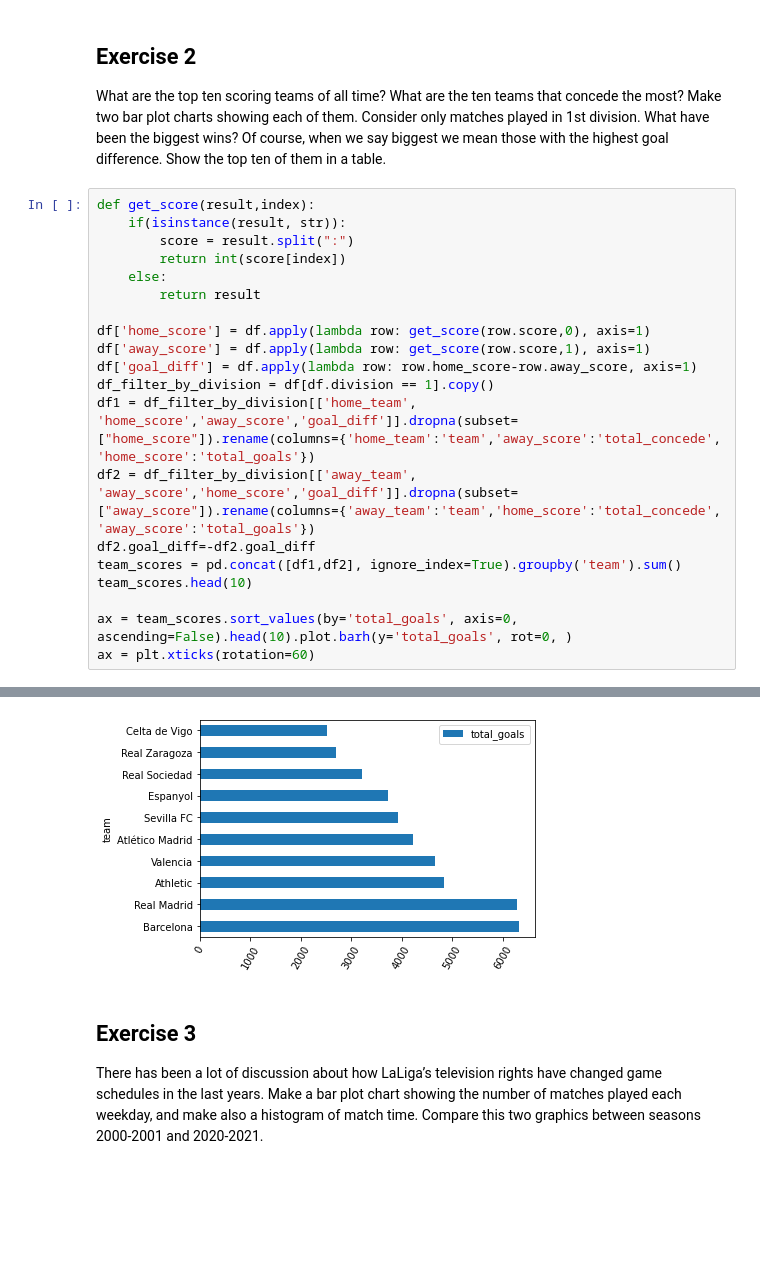
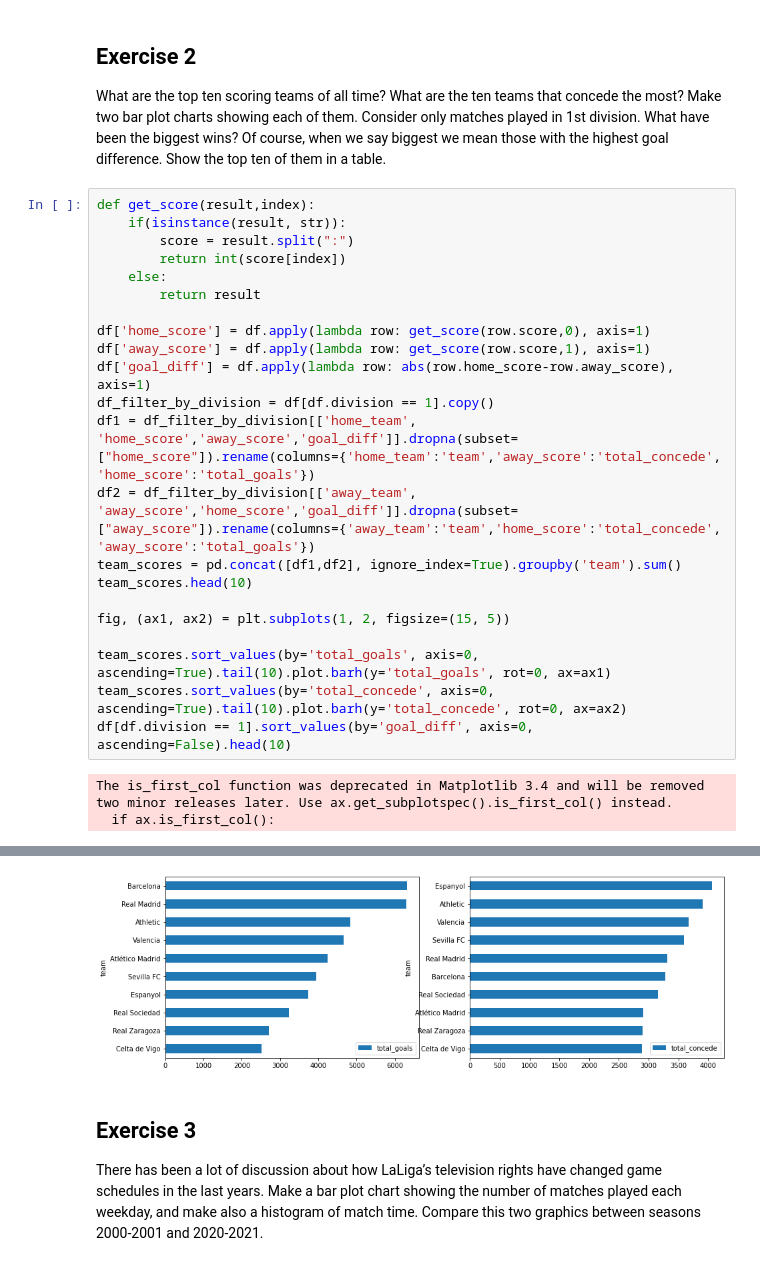
Before and after one commit to IsidreMas/la-quiniela, a Jupyter notebook: analysis/LaLigaDataAnalysis.ipynb, the cells around one changed output, grey strips where cells are left out. Cells and saved outputs as stored; diff of their text form; blank space fills up the shorter version.

```diff
--- a/analysis/LaLigaDataAnalysis.ipynb
+++ b/analysis/LaLigaDataAnalysis.ipynb
@@ -55,14 +56,18 @@ def get_score(result,index):
 
 df['home_score'] = df.apply(lambda row: get_score(row.score,0), axis=1)
 df['away_score'] = df.apply(lambda row: get_score(row.score,1), axis=1)
-df['goal_diff'] = df.apply(lambda row: row.home_score-row.away_score, axis=1)
+df['goal_diff'] = df.apply(lambda row: abs(row.home_score-row.away_score), axis=1)
 df_filter_by_division = df[df.division == 1].copy()
 df1 = df_filter_by_division[['home_team', 'home_score','away_score','goal_diff']].dropna(subset=["home_score"]).rename(columns={'home_team':'team','away_score':'total_concede', 'home_score':'total_goals'})
 df2 = df_filter_by_division[['away_team', 'away_score','home_score','goal_diff']].dropna(subset=["away_score"]).rename(columns={'away_team':'team','home_score':'total_concede', 'away_score':'total_goals'})
-df2.goal_diff=-df2.goal_diff
 team_scores = pd.concat([df1,df2], ignore_index=True).groupby('team').sum()
 team_scores.head(10)
 
-ax = team_scores.sort_values(by='total_goals', axis=0, ascending=False).head(10).plot.barh(y='total_goals', rot=0, )
-ax = plt.xticks(rotation=60)
+fig, (ax1, ax2) = plt.subplots(1, 2, figsize=(15, 5))
+
+team_scores.sort_values(by='total_goals', axis=0, ascending=True).tail(10).plot.barh(y='total_goals', rot=0, ax=ax1)
+team_scores.sort_values(by='total_concede', axis=0, ascending=True).tail(10).plot.barh(y='total_concede', rot=0, ax=ax2)
+df[df.division == 1].sort_values(by='goal_diff', axis=0, ascending=False).head(10)
 # %% [output]
+The is_first_col function was deprecated in Matplotlib 3.4 and will be removed two minor releases later. Use ax.get_subplotspec().is_first_col() instead.
+  if ax.is_first_col():
@@ -69,4 +85,4 @@ ax = plt.xticks(rotation=60)
-[figure, old version]
+[figure, new version]
 # %% [markdown]
 ## Exercise 3
 
```
Also changed, not shown: parts of 5 cells of this notebook.
